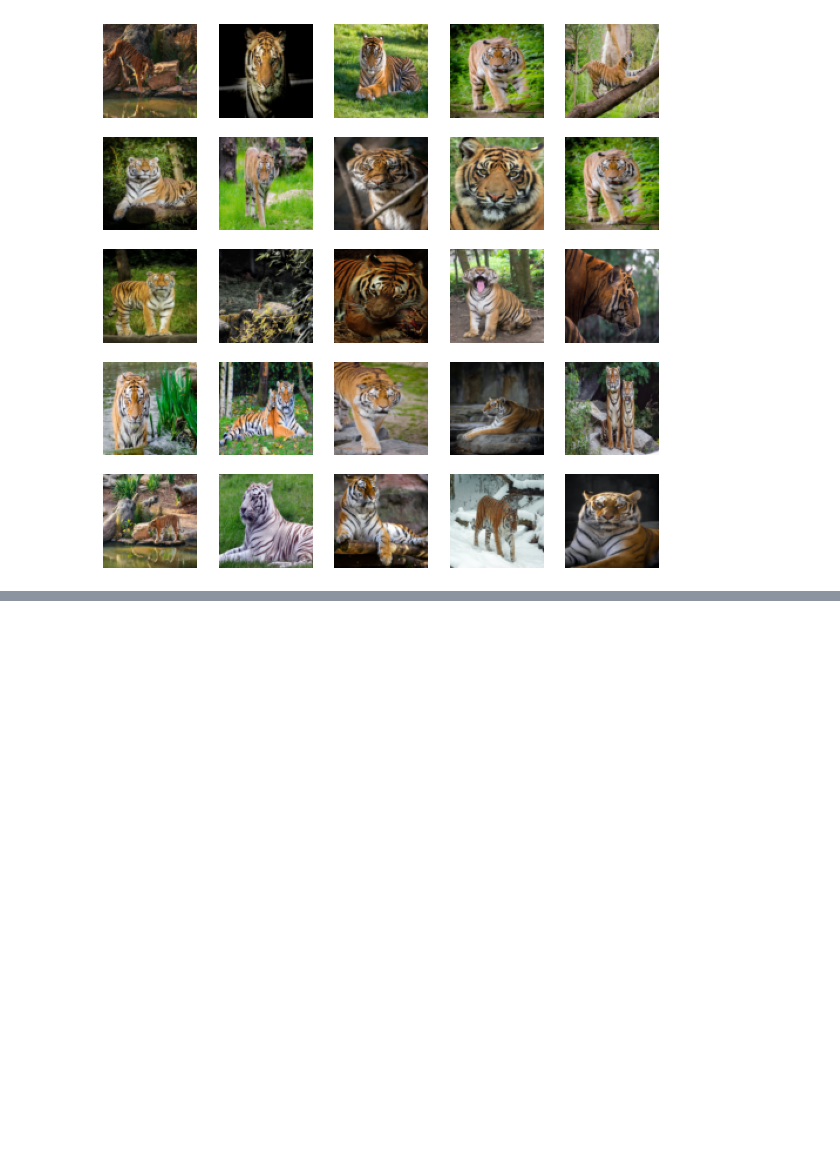
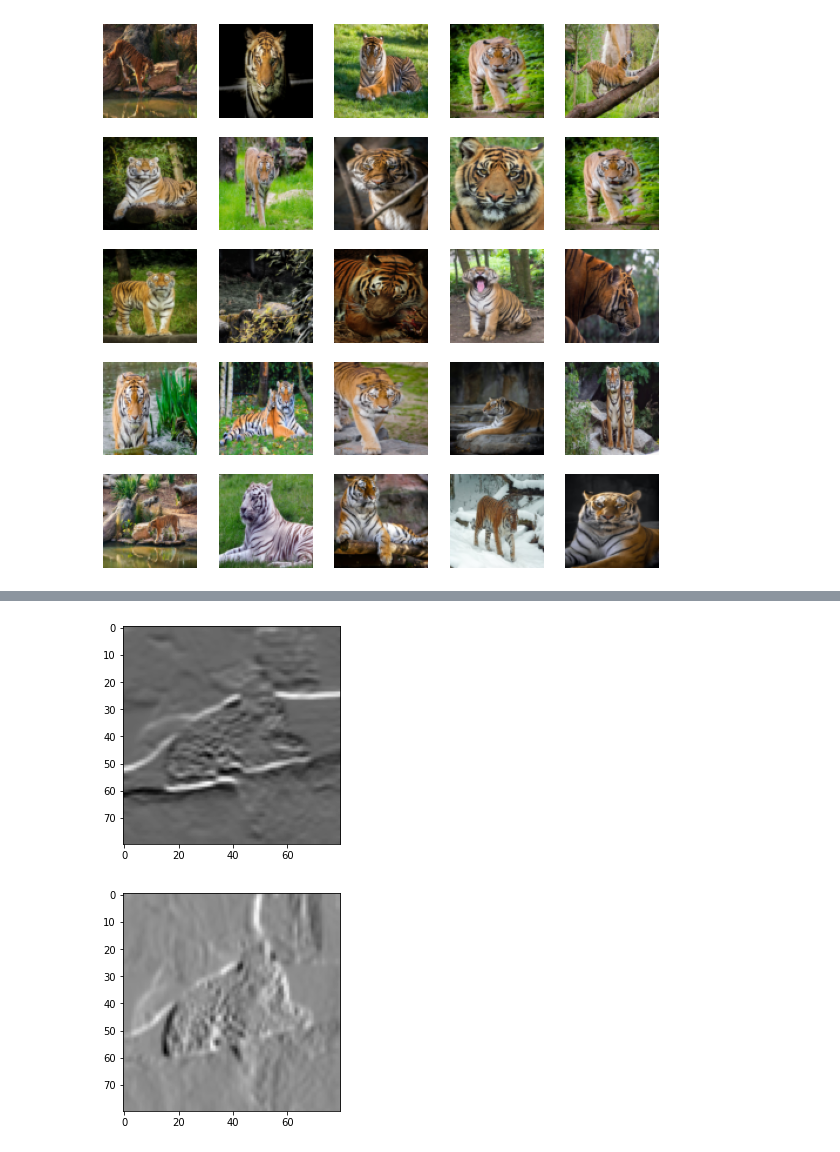
Before and after one commit to PericoLedesma/-RUG_Pattern-recognition_Assignment-2, a Jupyter notebook: Task 1_Images pipeline/pipeline.ipynb, the cells around one changed output, grey strips where cells are left out. Cells and saved outputs as stored; diff of their text form; code cells hidden in the pictures; blank space fills up the shorter version.

```diff
--- a/Task 1_Images pipeline/pipeline.ipynb
+++ b/Task 1_Images pipeline/pipeline.ipynb
@@ -101,3 +113,22 @@ plt.show()
+# %%
+# -- Edge detection using Sobel --
+from skimage.filters import sobel_h, sobel_v
+
+test_img = np.float32(data['data'][0])
+
+# Grayscale the images
+test_img = cv2.cvtColor(test_img, cv2.COLOR_RGB2GRAY)
+
+sobel_img_h = sobel_h(test_img)
+sobel_img_v = sobel_v(test_img)
+
+plt.imshow(sobel_img_h, cmap='gray')
+plt.show()
+plt.imshow(sobel_img_v, cmap='gray')
+plt.show()
+# %% [output]
+[figure, added]
+[figure, added]
 # %%
 
 
```
Also changed, not shown: parts of 3 cells of this notebook, 1 other file.
